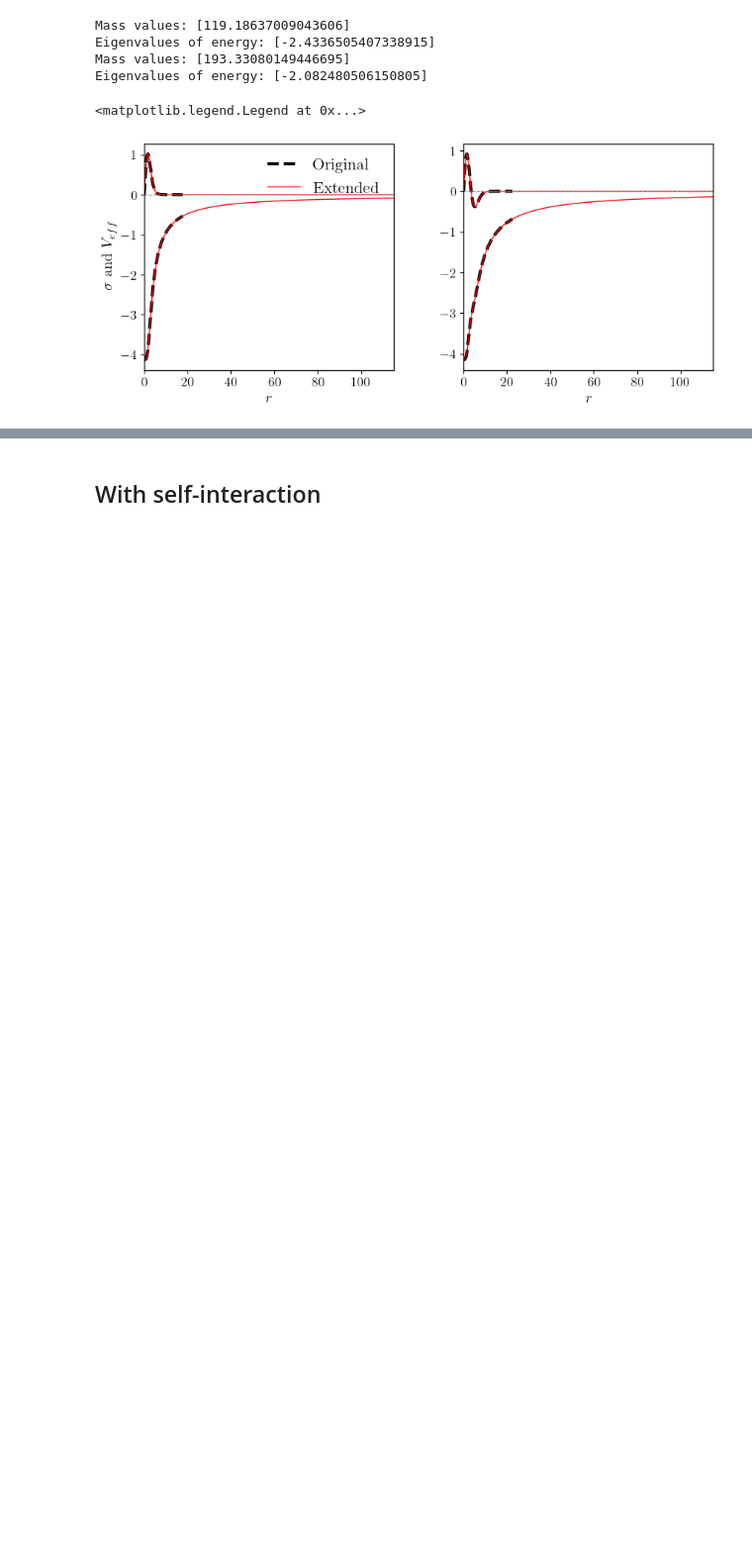
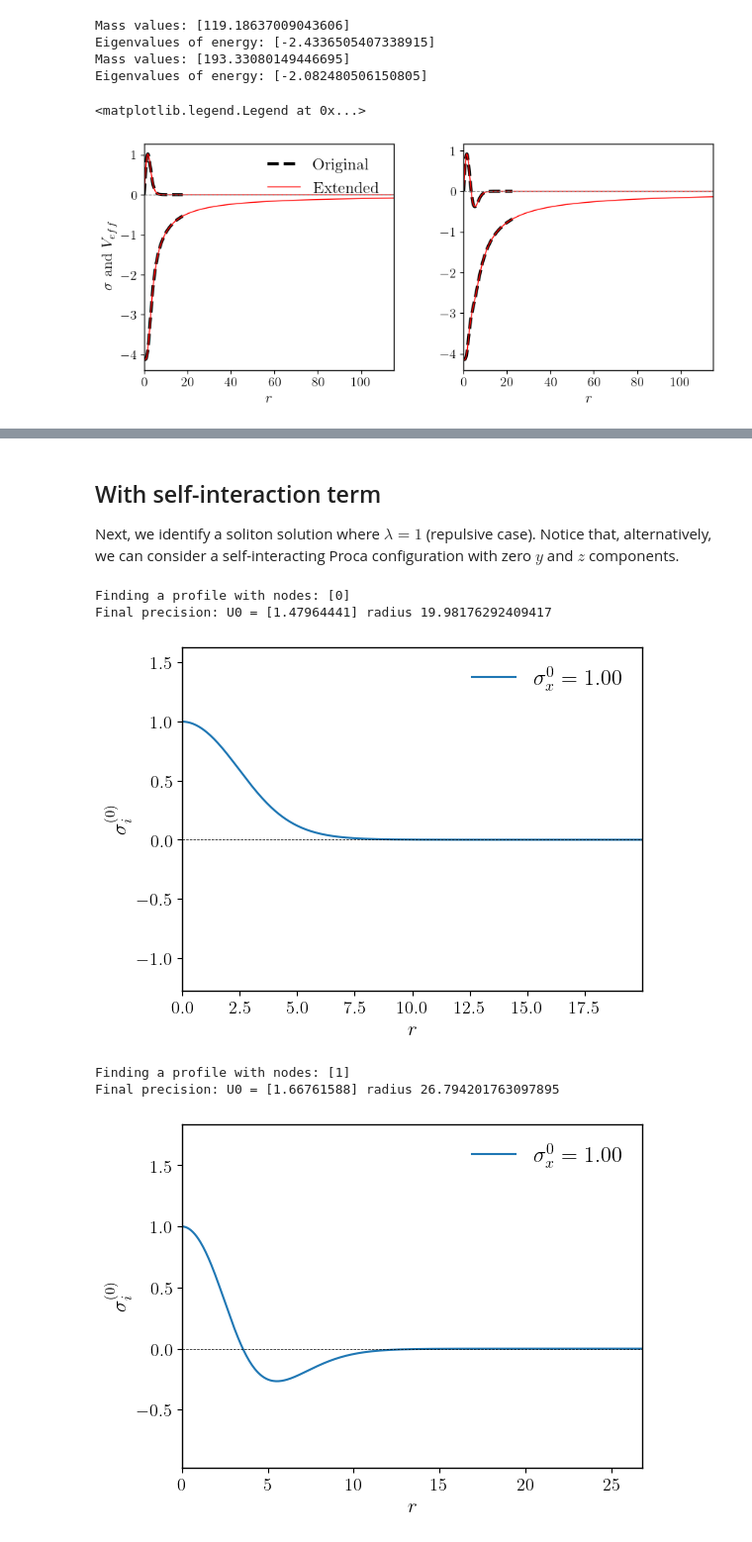
Before and after one commit to Mandy8808/Euskera, a Jupyter notebook: examples/example_making_initial_profile.ipynb, the cells around one changed output, grey strips where cells are left out. Shown: that part at 99% size. Drawn from its saved outputs; the diff is of its cells as text; code cells hidden in the pictures; blank space fills up the shorter version.

```diff
--- a/examples/example_making_initial_profile.ipynb
+++ b/examples/example_making_initial_profile.ipynb
@@ -240,2 +393,49 @@ np.savez("profiles/profiles_crad_lam_0_n_0_1.npz", np.array(dataEx, dtype=object
 # %% [markdown]
-## With self-interaction
+## With self-interaction term
+
+Next, we identify a soliton solution where $\lambda = 1$ (repulsive case). Notice that, alternatively, we can consider a self-interacting Proca configuration with zero $y$ and $z$ components.
+# %%
+LambT = 1 # autointeracción: 1 (repulsive), 0 (without selinteraction), -1 (attractive)
+nodosval = [0, 1]
+
+p1x, u1x = 0, 0  # the first derivative value for the field (p1x) and the effective potential (u1x). Both are zero.
+rmax = 1000  # iteration radius
+
+# Range of values used as seed for the effective potential
+Uxint = [0.00000012057279119421096, 18]
+numFields = 1
+
+# Method
+met = 'DOP853'
+gamma = 0 # 1 radial
+Rtol = 1e-13
+Atol = 1e-15
+
+# boundary conditions list
+p0x = 1.0  # central amplitude of the field
+Ini0 = [p0x, p1x, u1x]
+
+datos = []
+for nodo in nodosval:  # The central amplitude of \sigma_x (p0x) and
+    nodos = [nodo]
+    u0Val, rTmax, events = bg.MultFreq_solveG2(Ini0, numFields=numFields, Uintrs=[Uxint], rmax=rmax, LambT=LambT, gamma=gamma, met=met,
+                                                nodos=nodos, lim=1e-14, info=False, klim=5000, outval=0, delta=0., Rtol=Rtol, Atol=Atol)
+
+    # plot the result
+    U0 = np.zeros(4*numFields)
+    U0[:2*numFields] = Ini0[:2*numFields]
+    U0[2*numFields+1::2] = Ini0[2*numFields:]
+    U0[2*numFields::2] = u0Val
+    arg = [numFields, LambT, gamma]
+
+    bg.plotPerf(U0, rTmax, arg=arg)
+
+    # Save the results in a list
+    datos.append([p0x, rTmax, gamma, LambT, nodos[0], numFields, met, Rtol, Atol, u0Val[0]])  # [f0, rmax, gamma, LambT, nodes, _, met, Rtol, Atol, u0]
+# %% [output]
+Finding a profile with nodes: [0]
+Final precision: U0 = [1.47964441] radius 19.98176292409417
+[figure, added]
+Finding a profile with nodes: [1]
+Final precision: U0 = [1.66761588] radius 26.794201763097895
+[figure, added]
```
Also changed, not shown: parts of 10 cells of this notebook, 1 other file.
